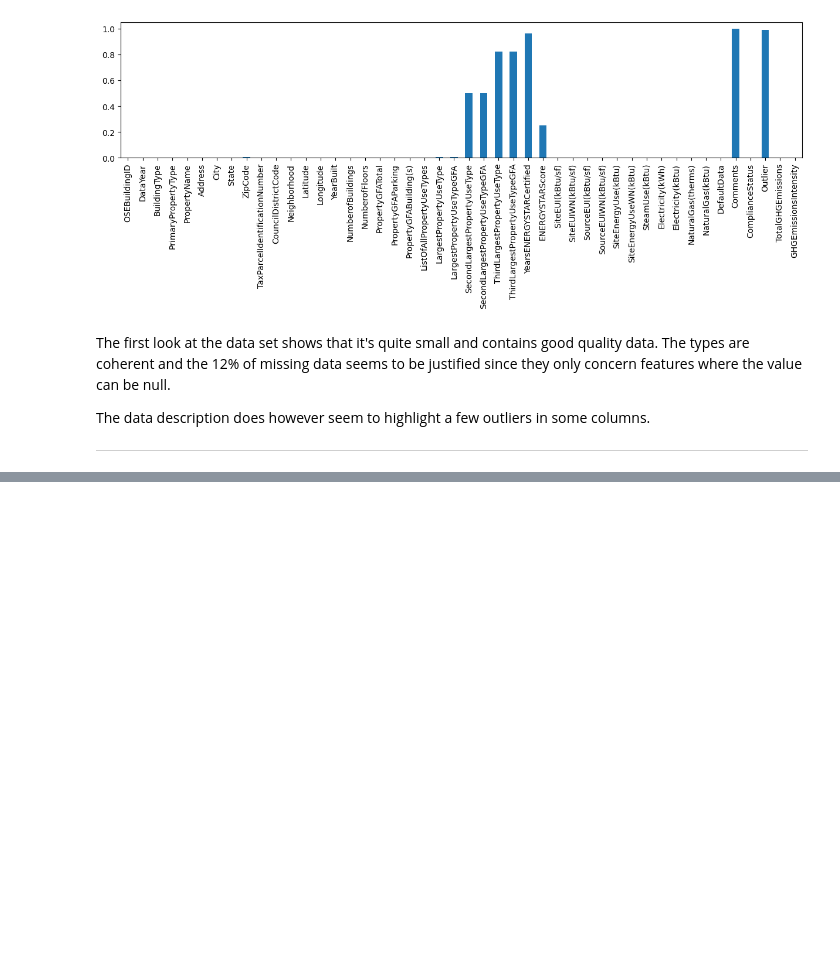
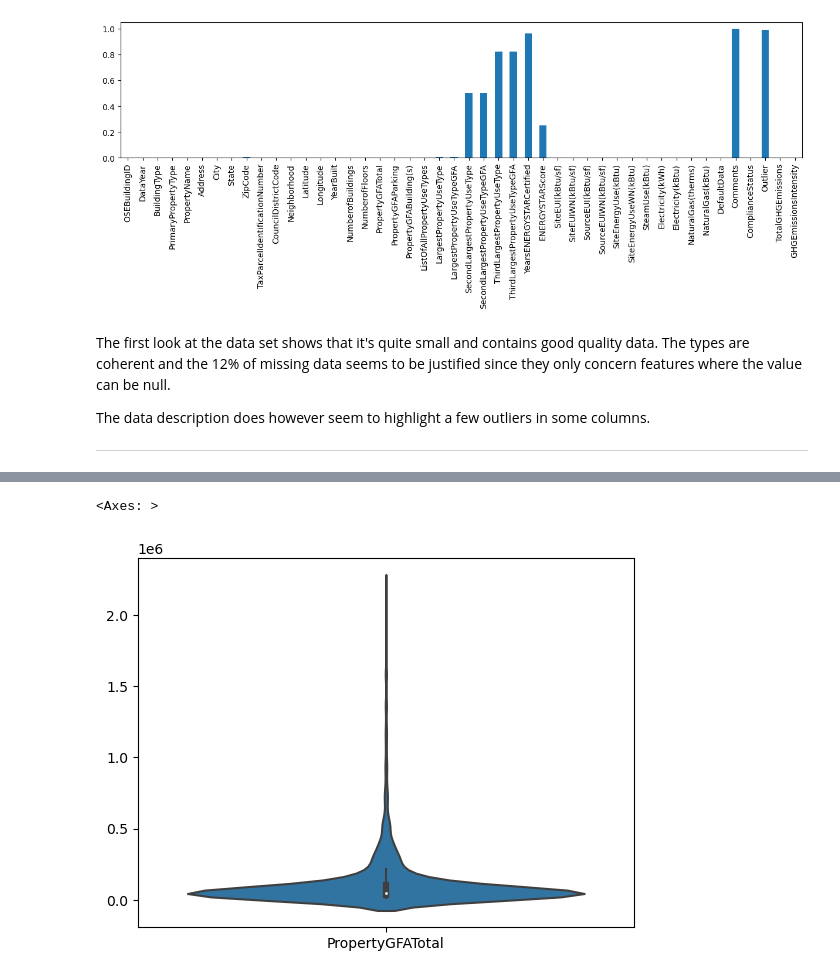
Before and after one commit to Dzov/DSP4, a Jupyter notebook: Haladjian_Amelie-Dzovinar_1_notebook_exploratoire_082023.ipynb, the cells around one changed output, grey strips where cells are left out. Drawn from its saved outputs; the diff is of its cells as text; code cells hidden in the pictures; blank space fills up the shorter version.

```diff
--- a/Haladjian_Amelie-Dzovinar_1_notebook_exploratoire_082023.ipynb
+++ b/Haladjian_Amelie-Dzovinar_1_notebook_exploratoire_082023.ipynb
@@ -169,0 +306,8 @@ plt.show()
+# %%
+data.loc[data["NumberofBuildings"] == 0, "NumberofBuildings"] = 1
+data.loc[data["NumberofFloors"] == 0, "NumberofFloors"] = 1
+# %%
+sns.violinplot(data=data[["PropertyGFATotal"]])
+# %% [output]
+<Axes: >
+[figure, added]
```
Also changed, not shown: parts of 52 cells of this notebook.
